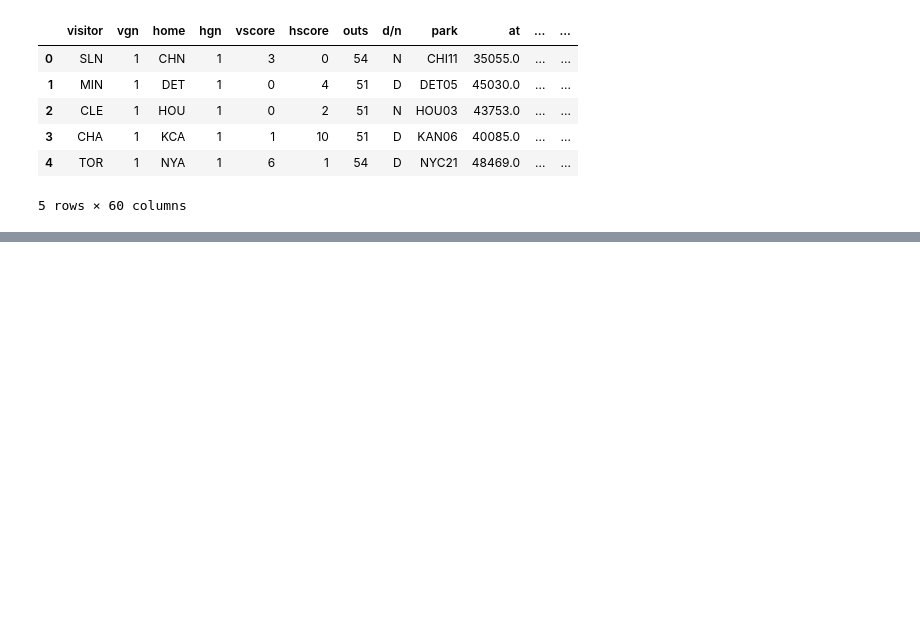
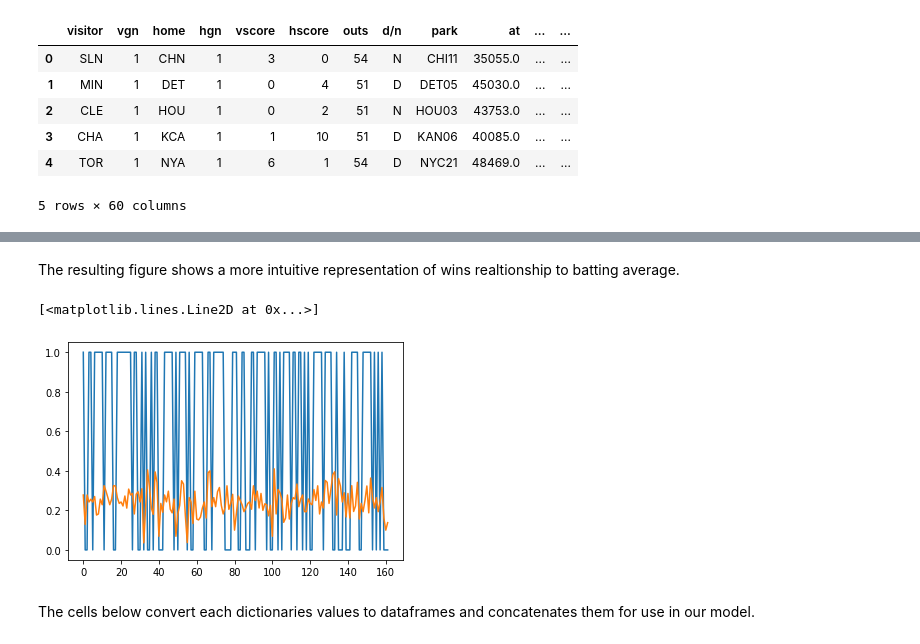
Before and after one commit to Elkin3456/Cmse202-Sport, a Jupyter notebook: Baseballnotebook.ipynb, the cells around one changed output, grey strips where cells are left out. Cells and saved outputs as stored; diff of their text form; code cells hidden in the pictures; blank space fills up the shorter version.

```diff
--- a/Baseballnotebook.ipynb
+++ b/Baseballnotebook.ipynb
@@ -199,0 +212,23 @@ avg['team0']['avg']
+# %%
+winner = {}
+for t in range(tn):
+    winner["team{}".format(t)] = []
+for t in range(tn):
+    gl = 0
+    gw = 0
+    for b in range(len(mast['winr'][:])):
+        if teams[t] == mast['winr'][b] or teams[t] == mast['losr'][b]:
+            if teams[t] == mast['winr'][b]:
+                winner["team{}".format(t)].append(1)
+            else:
+                winner["team{}".format(t)].append(0)
+# %% [markdown]
+The resulting figure shows a more intuitive representation of wins realtionship to batting average.
+# %%
+plt.plot(winner['team0'])
+plt.plot(teaml[0]['avg'])
+# %% [output]
+[<matplotlib.lines.Line2D at 0x...>]
+[figure, added]
+# %% [markdown]
+The cells below convert each dictionaries values to dataframes and concatenates them for use in our model.
```
Also changed, not shown: parts of 25 cells of this notebook.
